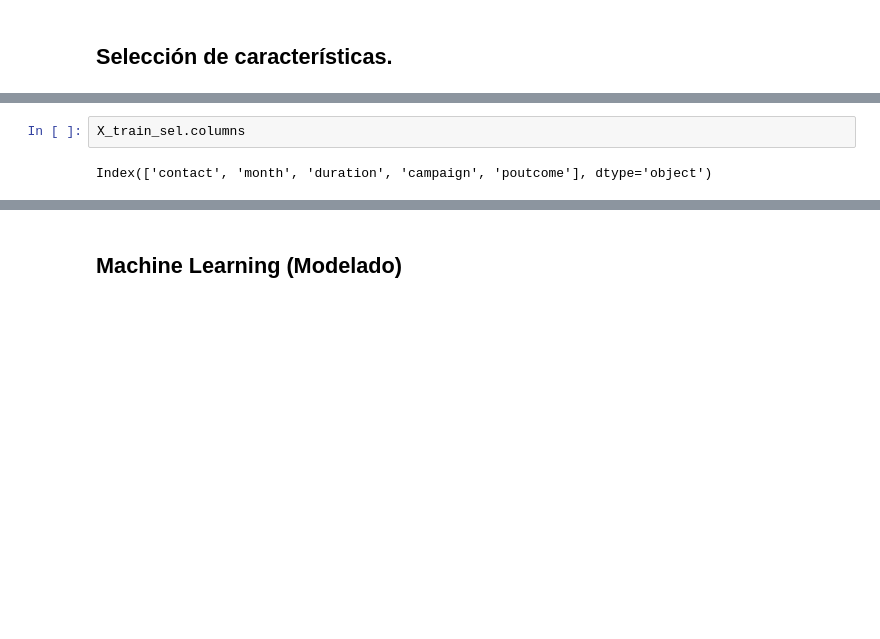
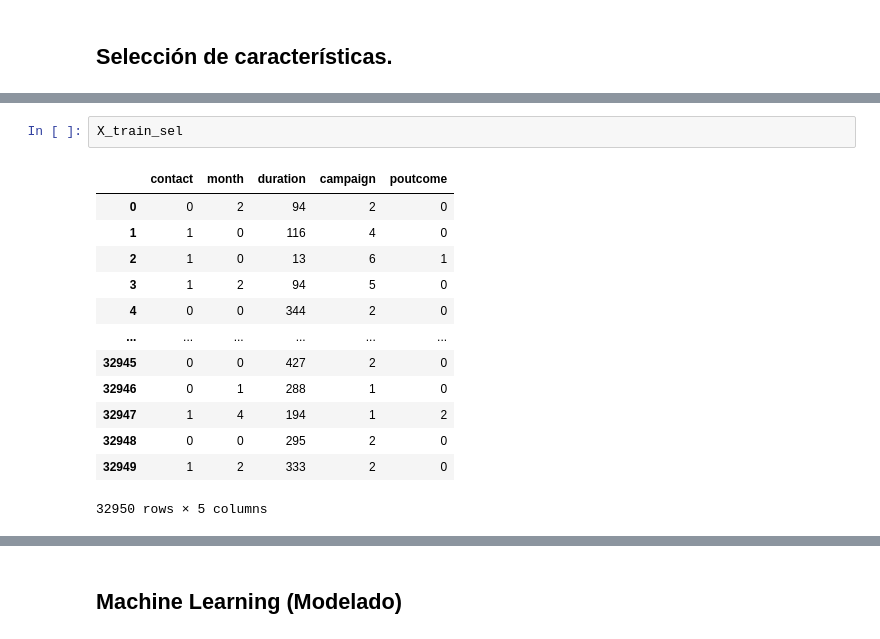
Before and after one commit to 4GeeksAcademy/sarayruiz---Machine-Learning, a Jupyter notebook: src/01-logistic-regression.ipynb, the cells around one changed output, grey strips where cells are left out. Drawn from its saved outputs; the diff is of its cells as text; blank space fills up the shorter version.

```diff
--- a/src/01-logistic-regression.ipynb
+++ b/src/01-logistic-regression.ipynb
@@ -532,4 +522,16 @@ Index(['age', 'job', 'marital', 'education', 'housing', 'contact', 'month',
 # %%
-X_train_sel.columns
+X_train_sel
 # %% [output]
+|  | contact | month | duration | campaign | poutcome |
+| 0 | 0 | 2 | 94 | 2 | 0 |
+| 1 | 1 | 0 | 116 | 4 | 0 |
+| 2 | 1 | 0 | 13 | 6 | 1 |
+| 3 | 1 | 2 | 94 | 5 | 0 |
+| 4 | 0 | 0 | 344 | 2 | 0 |
+| ... | ... | ... | ... | ... | ... |
+| 32945 | 0 | 0 | 427 | 2 | 0 |
+| 32946 | 0 | 1 | 288 | 1 | 0 |
+| 32947 | 1 | 4 | 194 | 1 | 2 |
+| 32948 | 0 | 0 | 295 | 2 | 0 |
+| 32949 | 1 | 2 | 333 | 2 | 0 |
-Index(['contact', 'month', 'duration', 'campaign', 'poutcome'], dtype='object')
+32950 rows × 5 columns
```
Also changed, not shown: parts of 20 cells of this notebook.
